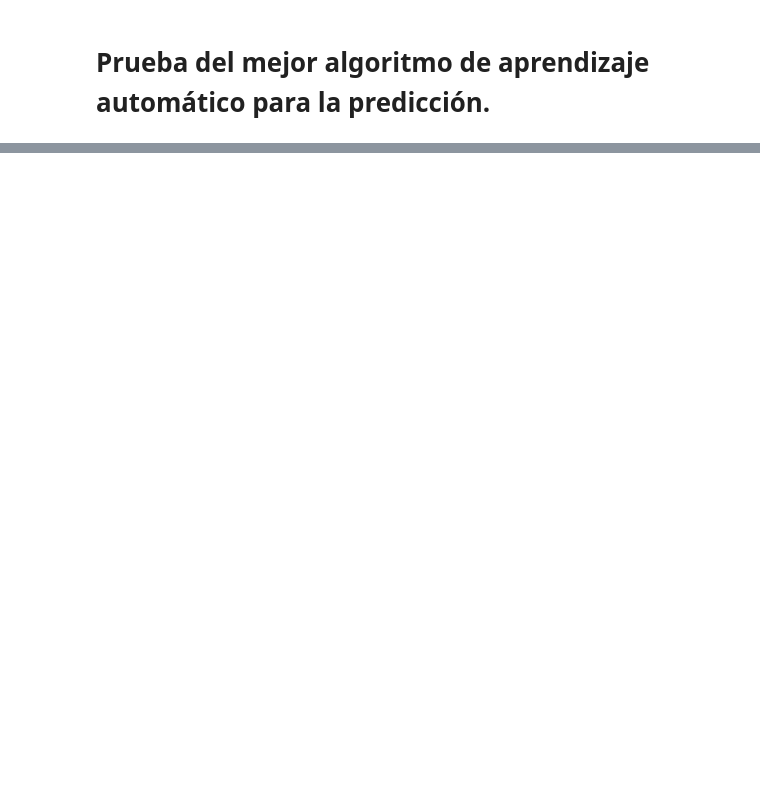
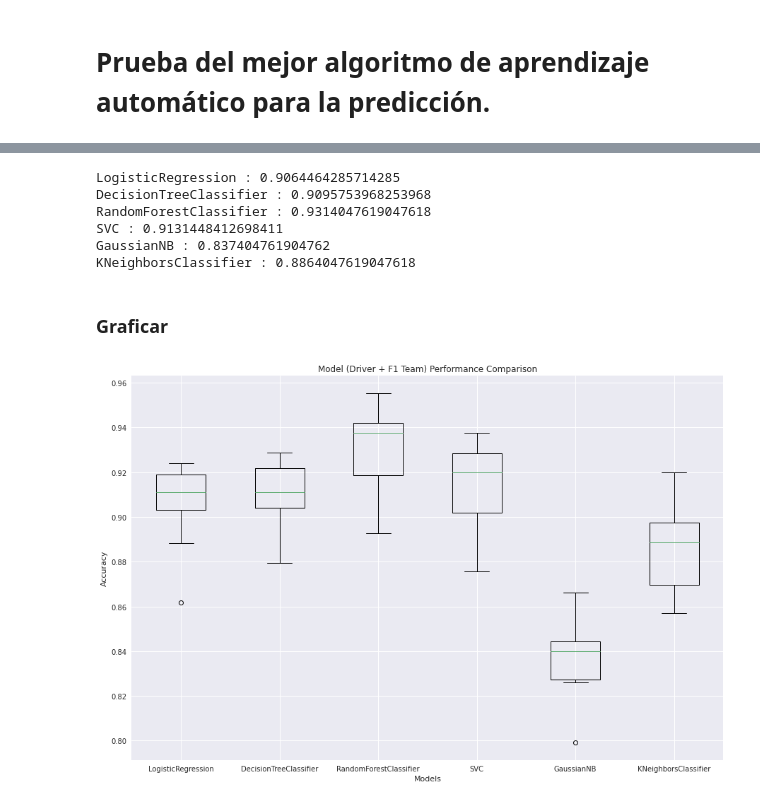
Before and after one commit to jGalanDS/redbull_espa, a Jupyter notebook: 04.ML_Modelling.ipynb, the cells around one changed output, grey strips where cells are left out. Saved outputs shown, nothing was run; the diff lists cells and outputs as text; code cells hidden in the pictures; blank space fills up the shorter version.

```diff
--- a/04.ML_Modelling.ipynb
+++ b/04.ML_Modelling.ipynb
@@ -93,0 +381,7 @@ ente más pequeño de ejemplos que se utiliza para ajustar los hiperparámetros
+# %%
+sc  = StandardScaler()
+le = LabelEncoder()
+x['GP_name'] = le.fit_transform(x['GP_name'])
+x['constructor'] = le.fit_transform(x['constructor'])
+x['driver'] = le.fit_transform(x['driver'])
+x['GP_name'] = le.fit_transform(x['GP_name'])
@@ -93,0 +391,4 @@ ente más pequeño de ejemplos que se utiliza para ajustar los hiperparámetros
+# %%
+# Implement X, y
+X = x.drop(['position','active_driver','active_constructor'],1)
+y = x['position'].apply(lambda x: position_index(x))
@@ -93,0 +399,35 @@ ente más pequeño de ejemplos que se utiliza para ajustar los hiperparámetros
+# %%
+mean_results = []
+results = []
+name = []
+# %%
+# cross validation for different models
+models = [LogisticRegression(),DecisionTreeClassifier(),RandomForestClassifier(),SVC(),GaussianNB(),KNeighborsClassifier()]
+names = ['LogisticRegression','DecisionTreeClassifier','RandomForestClassifier','SVC','GaussianNB','KNeighborsClassifier']
+model_dict = dict(zip(models,names))
+for model in models:
+    cv = StratifiedKFold(n_splits=10,random_state=1,shuffle=True)
+    result = cross_val_score(model,X,y,cv=cv,scoring='accuracy')
+    mean_results.append(result.mean())
+    results.append(result)
+    name.append(model_dict[model])
+    print(f'{model_dict[model]} : {result.mean()}')
+# %% [output]
+LogisticRegression : 0.9064464285714285
+DecisionTreeClassifier : 0.9095753968253968
+RandomForestClassifier : 0.9314047619047618
+SVC : 0.9131448412698411
+GaussianNB : 0.837404761904762
+KNeighborsClassifier : 0.8864047619047618
+# %% [markdown]
+### Graficar
+# %%
+# Implement boxplot
+plt.figure(figsize=(15,10))
+plt.boxplot(x=results,labels=name)
+plt.xlabel('Models')
+plt.ylabel('Accuracy')
+plt.title('Model (Driver + F1 Team) Performance Comparison')
+plt.show()
+# %% [output]
+[figure, added]
```
Also changed, not shown: parts of 43 cells of this notebook, 6 other files.
